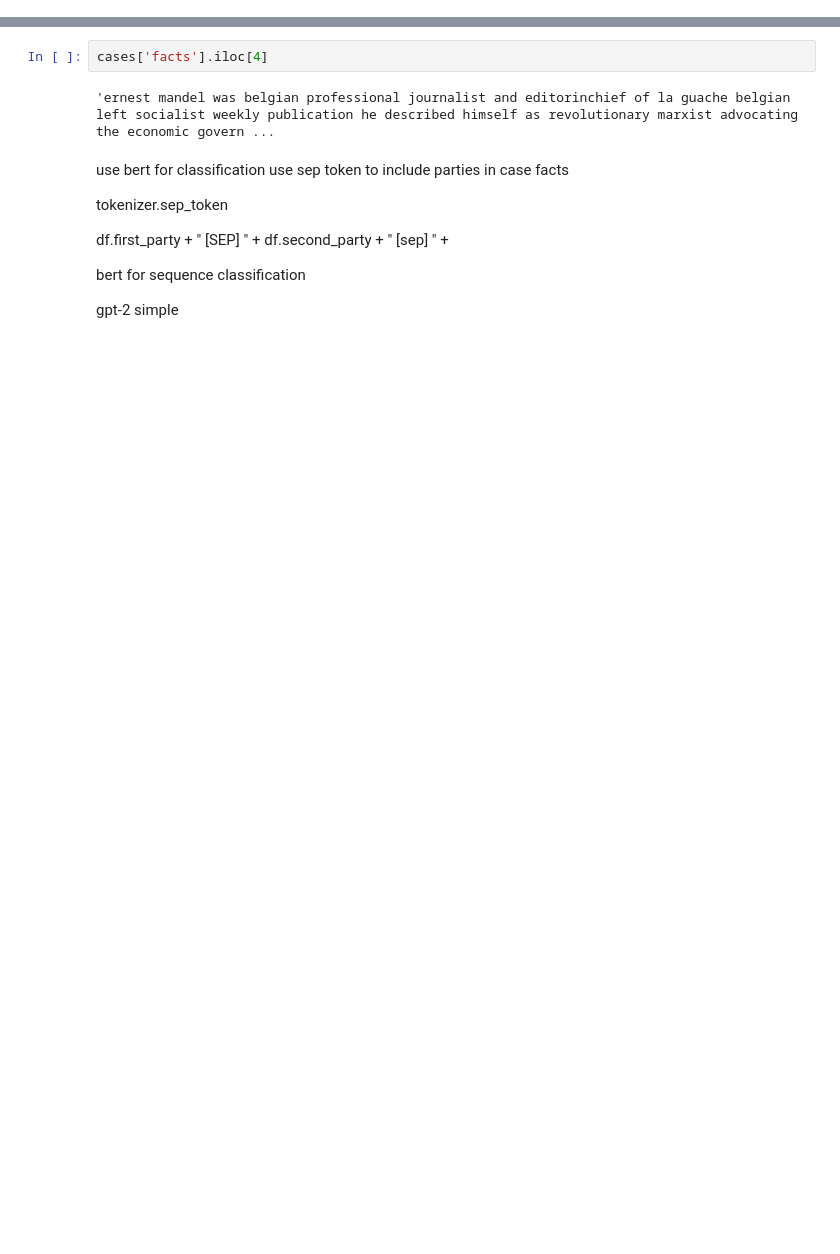
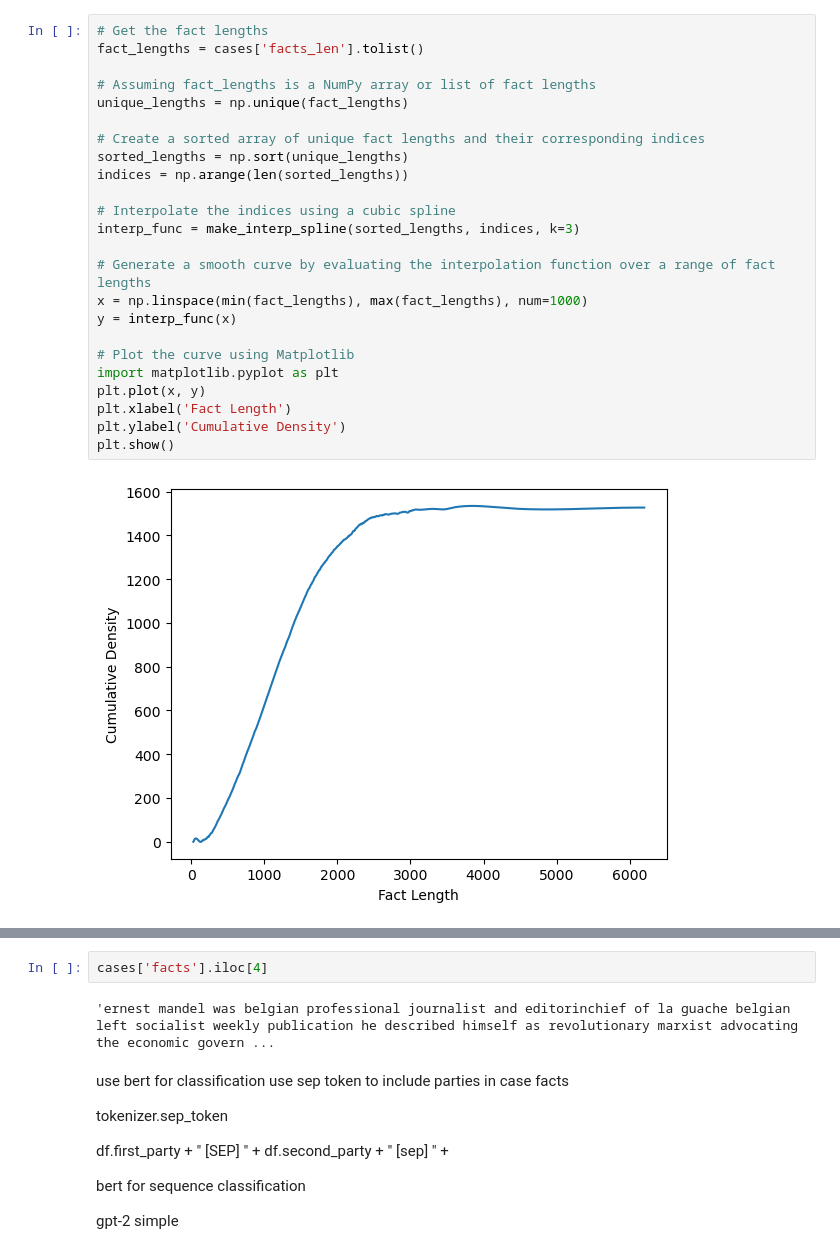
Before and after one commit to camdenmcgath/Artificial-Judge, a Jupyter notebook: supreme_court_judge.ipynb, the cells around one changed output, grey strips where cells are left out. Cells and saved outputs as stored; diff of their text form; blank space fills up the shorter version.

```diff
--- a/supreme_court_judge.ipynb
+++ b/supreme_court_judge.ipynb
@@ -61,0 +62,26 @@ cases
+# %%
+# Get the fact lengths
+fact_lengths = cases['facts_len'].tolist()
+
+# Assuming fact_lengths is a NumPy array or list of fact lengths
+unique_lengths = np.unique(fact_lengths)
+
+# Create a sorted array of unique fact lengths and their corresponding indices
+sorted_lengths = np.sort(unique_lengths)
+indices = np.arange(len(sorted_lengths))
+
+# Interpolate the indices using a cubic spline
+interp_func = make_interp_spline(sorted_lengths, indices, k=3)
+
+# Generate a smooth curve by evaluating the interpolation function over a range of fact lengths
+x = np.linspace(min(fact_lengths), max(fact_lengths), num=1000)
+y = interp_func(x)
+
+# Plot the curve using Matplotlib
+import matplotlib.pyplot as plt
+plt.plot(x, y)
+plt.xlabel('Fact Length')
+plt.ylabel('Cumulative Density')
+plt.show()
+# %% [output]
+[figure, added]
```
Also changed, not shown: parts of 12 cells of this notebook.
